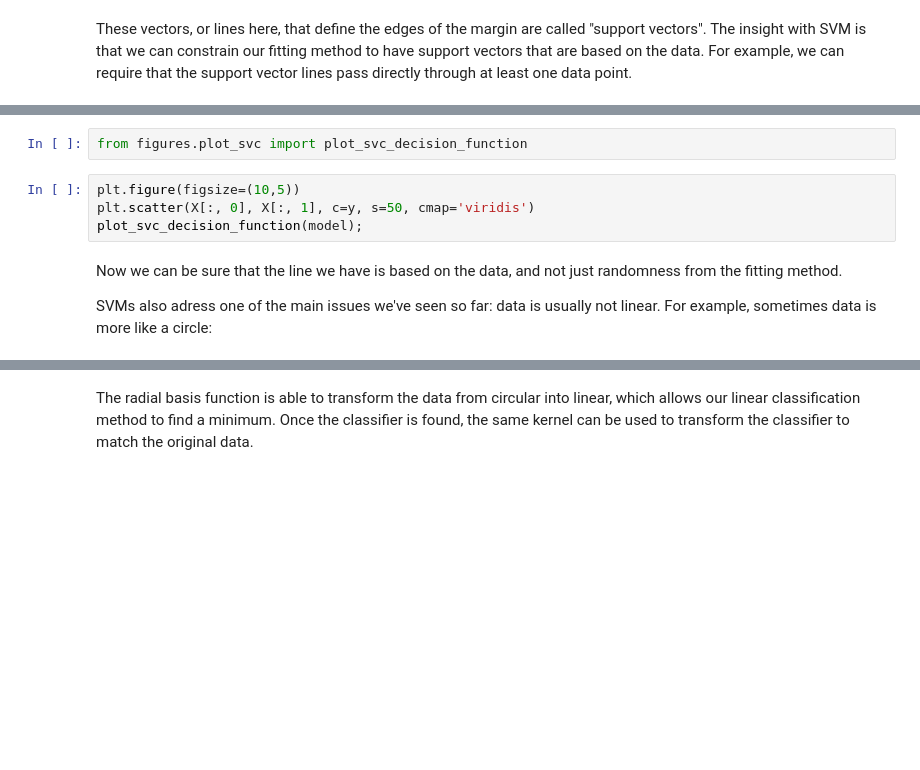
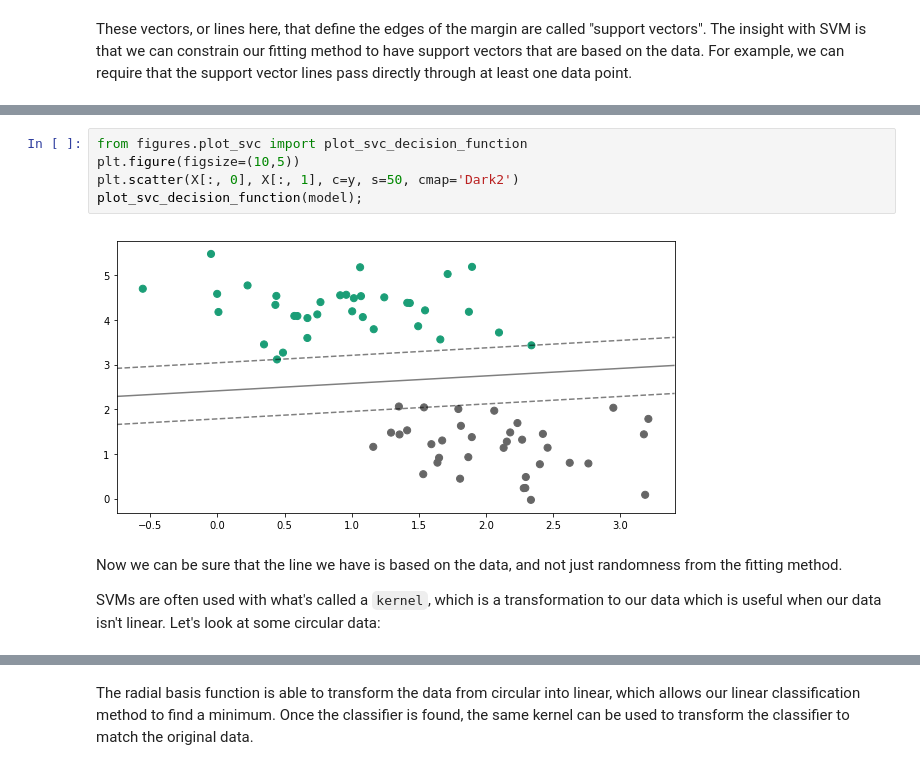
Before and after one commit to d9w/computational_intelligence, a Jupyter notebook: notebooks/10 Support Vector Machines.ipynb, the cells around one changed output, grey strips where cells are left out. Cells and saved outputs as stored; diff of their text form; blank space fills up the shorter version.

```diff
--- a/notebooks/10 Support Vector Machines.ipynb
+++ b/notebooks/10 Support Vector Machines.ipynb
@@ -41,13 +49,14 @@ model.fit(X, y)
-# %%
-from figures.plot_svc import plot_svc_decision_function
 # %%
+from figures.plot_svc import plot_svc_decision_function
 plt.figure(figsize=(10,5))
-plt.scatter(X[:, 0], X[:, 1], c=y, s=50, cmap='viridis')
+plt.scatter(X[:, 0], X[:, 1], c=y, s=50, cmap='Dark2')
 plot_svc_decision_function(model);
+# %% [output]
+[figure, added]
 # %% [markdown]
 Now we can be sure that the line we have is based on the data, and not just randomness from the fitting method.
 
-SVMs also adress one of the main issues we've seen so far: data is usually not linear. For example, sometimes data is more like a circle:
+SVMs are often used with what's called a `kernel`, which is a transformation to our data which is useful when our data isn't linear. Let's look at some circular data:
 # %%
 from sklearn.datasets.samples_generator import make_circles
 X, y = make_circles(100, factor=.1, noise=.1)
```
Also changed, not shown: parts of 25 cells of this notebook, 13 other files.
